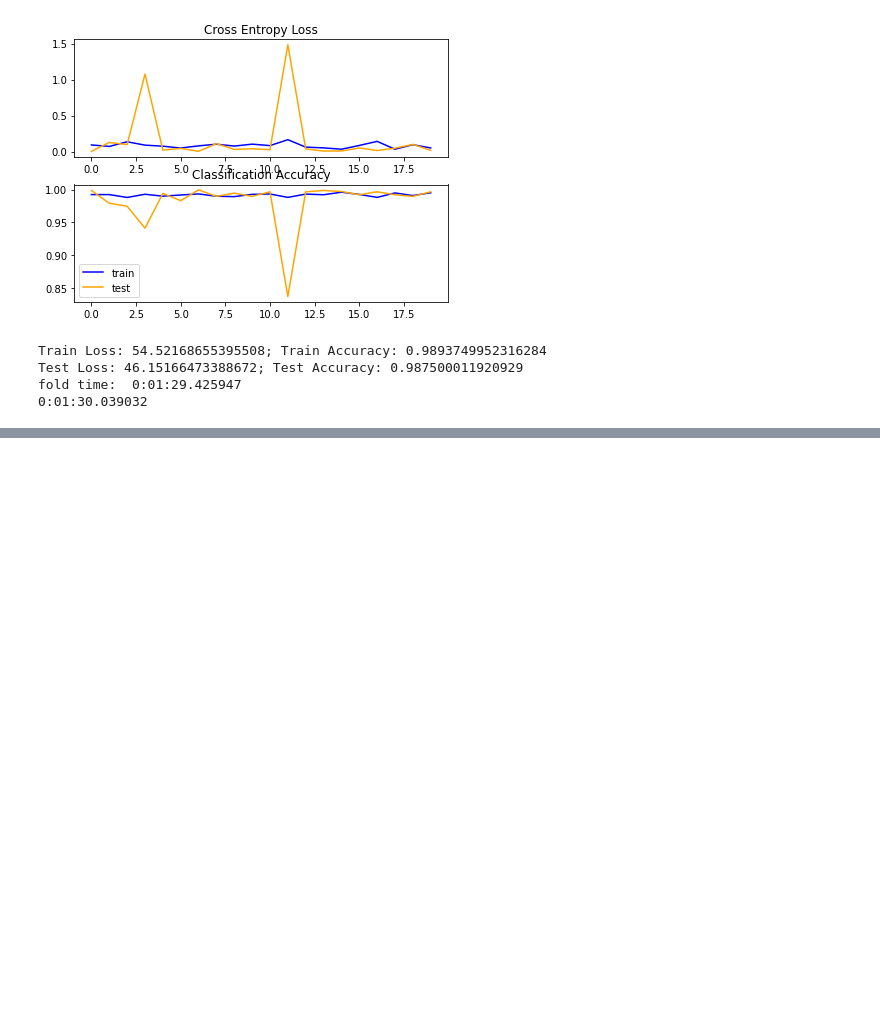
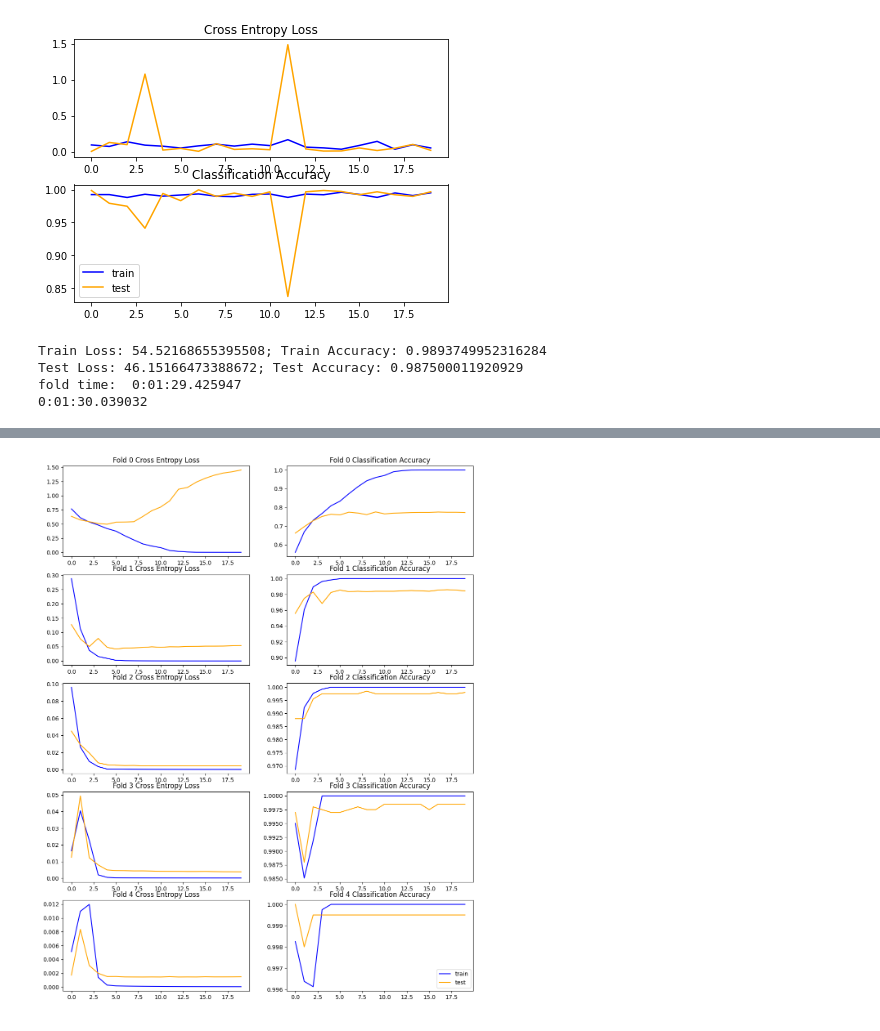
Before and after one commit to NJindia/Cats-vs-Dogs-DL, a Jupyter notebook: DL_HW2.ipynb, the cells around one changed output, grey strips where cells are left out. Cells and saved outputs as stored; diff of their text form; code cells hidden in the pictures; blank space fills up the shorter version.

```diff
--- a/DL_HW2.ipynb
+++ b/DL_HW2.ipynb
@@ -651,0 +592,4 @@ fold time:  0:01:35.333041
+# %%
+Image(filename='img/lr=0.005.png')
+# %% [output]
+[figure, added]
```
Also changed, not shown: parts of 18 cells of this notebook.
